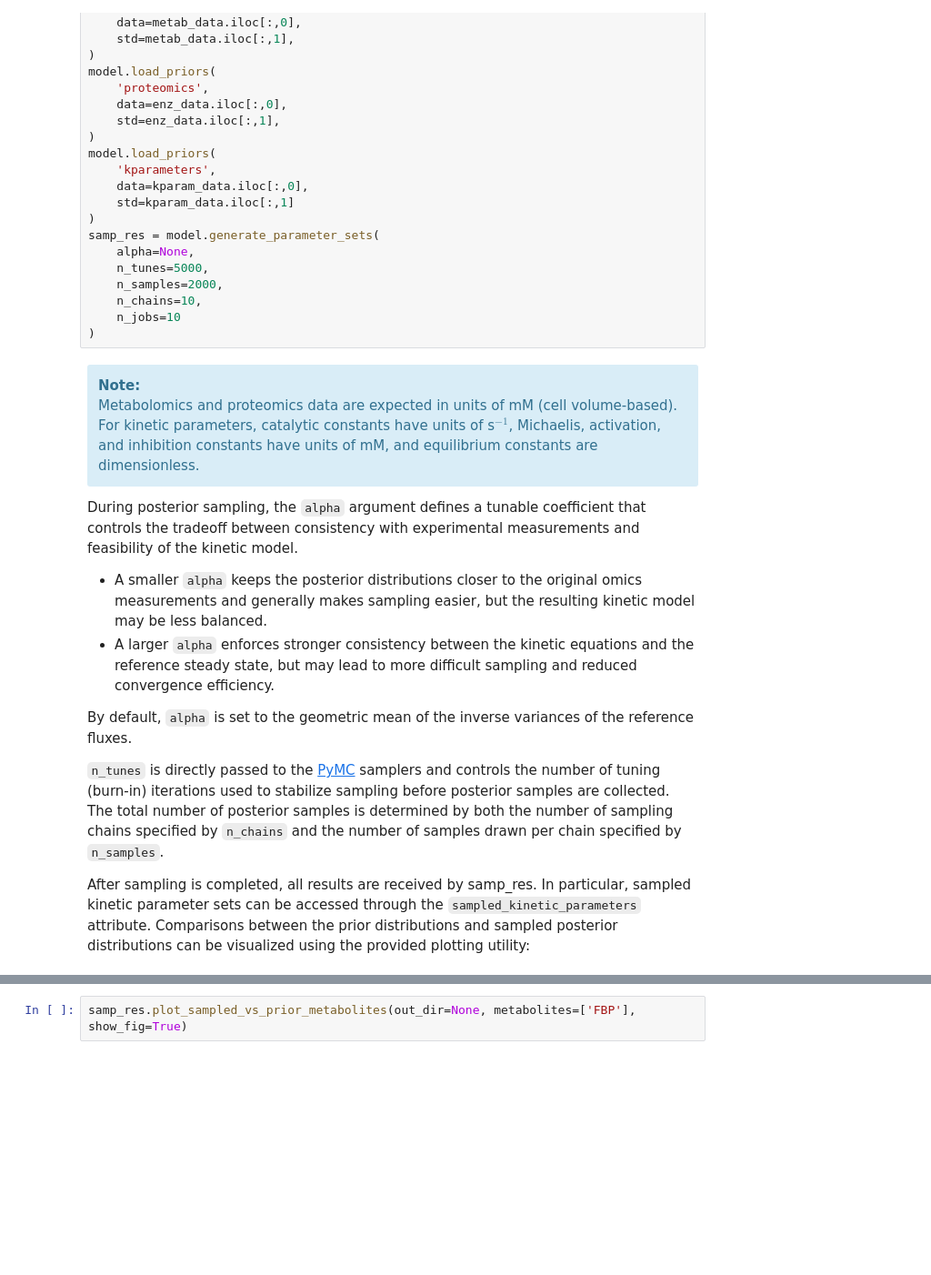
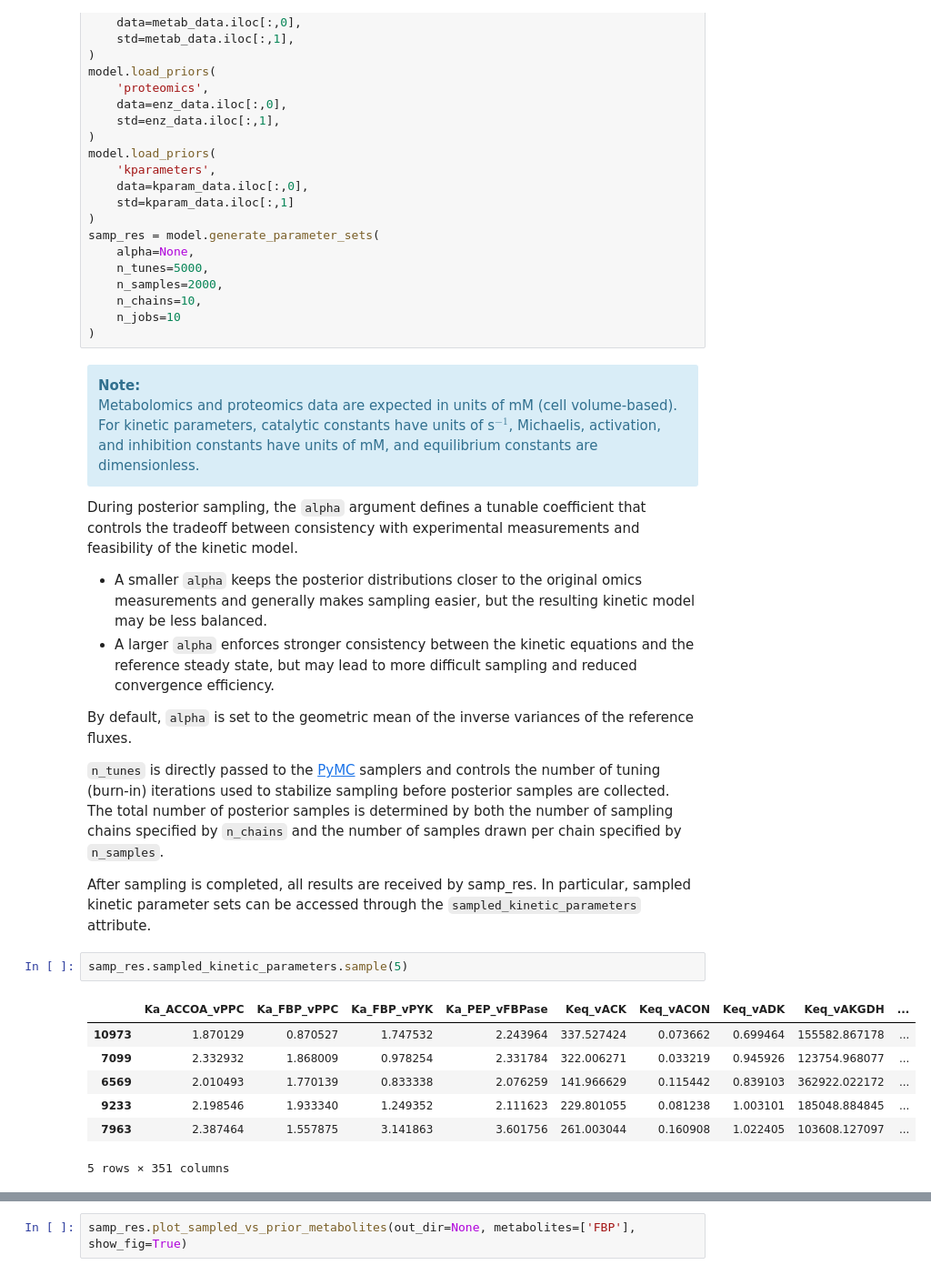
Before and after one commit to Chaowu88/robustnet, a Jupyter notebook: docs/source/parameterize_model.ipynb, the cells around one changed output, grey strips where cells are left out. Shown at 91% size. Drawn from its saved outputs; the diff is of its cells as text; blank space fills up the shorter version.

```diff
--- a/docs/source/parameterize_model.ipynb
+++ b/docs/source/parameterize_model.ipynb
@@ -105,4 +105,14 @@ By default, `alpha` is set to the geometric mean of the inverse variances of the
 
 `n_tunes` is directly passed to the [PyMC](https://www.pymc.io/welcome.html) samplers and controls the number of tuning (burn-in) iterations used to stabilize sampling before posterior samples are collected. The total number of posterior samples is determined by both the number of sampling chains specified by `n_chains` and the number of samples drawn per chain specified by `n_samples`.
 
-After sampling is completed, all results are received by samp_res. In particular, sampled kinetic parameter sets can be accessed through the `sampled_kinetic_parameters` attribute. Comparisons between the prior distributions and sampled posterior distributions can be visualized using the provided plotting utility:
+After sampling is completed, all results are received by samp_res. In particular, sampled kinetic parameter sets can be accessed through the `sampled_kinetic_parameters` attribute.
+# %%
+samp_res.sampled_kinetic_parameters.sample(5)
+# %% [output]
+|  | Ka_ACCOA_vPPC | Ka_FBP_vPPC | Ka_FBP_vPYK | Ka_PEP_vFBPase | Keq_vACK | Keq_vACON | Keq_vADK | Keq_vAKGDH | ... |
+| 10973 | 1.870129 | 0.870527 | 1.747532 | 2.243964 | 337.527424 | 0.073662 | 0.699464 | 155582.867178 | ... |
+| 7099 | 2.332932 | 1.868009 | 0.978254 | 2.331784 | 322.006271 | 0.033219 | 0.945926 | 123754.968077 | ... |
+| 6569 | 2.010493 | 1.770139 | 0.833338 | 2.076259 | 141.966629 | 0.115442 | 0.839103 | 362922.022172 | ... |
+| 9233 | 2.198546 | 1.933340 | 1.249352 | 2.111623 | 229.801055 | 0.081238 | 1.003101 | 185048.884845 | ... |
+| 7963 | 2.387464 | 1.557875 | 3.141863 | 3.601756 | 261.003044 | 0.160908 | 1.022405 | 103608.127097 | ... |
+5 rows × 351 columns
```
Also changed, not shown: parts of 7 cells of this notebook.
